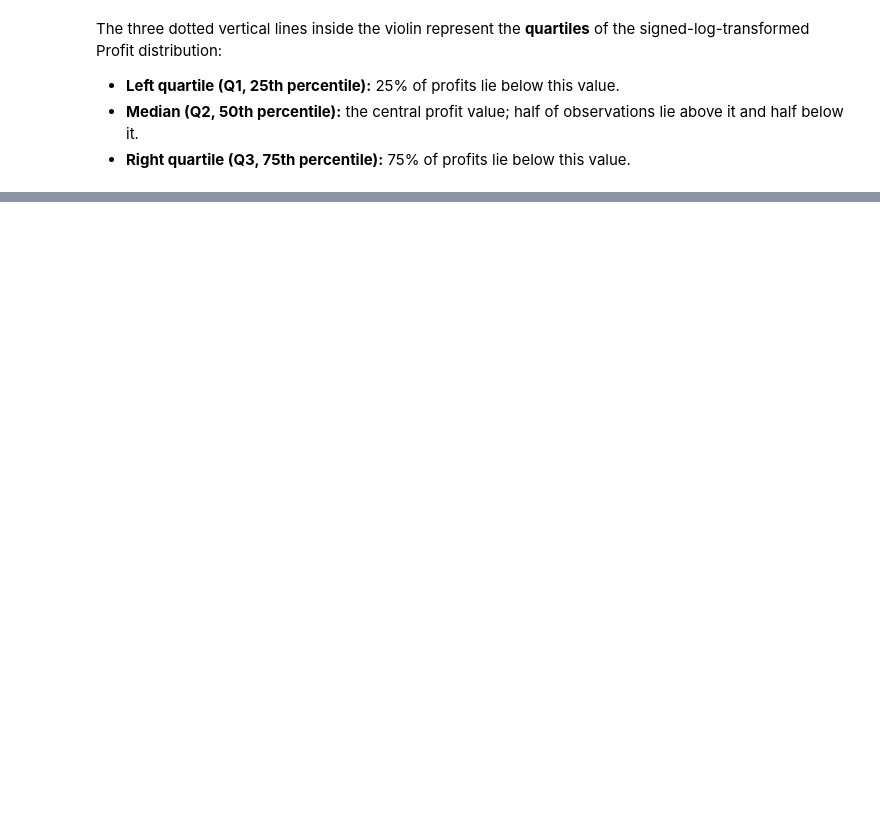
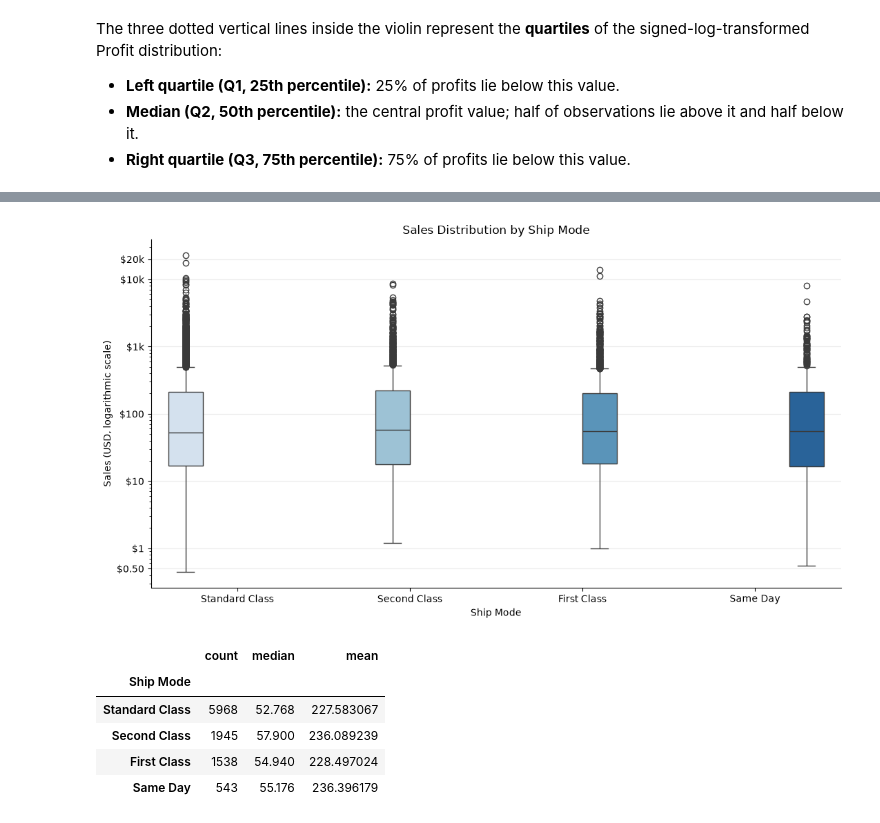
Before and after one commit to nhasbun/lse_fiuba_analisis_datos_ti2, a Jupyter notebook: app.ipynb, the cells around one changed output, grey strips where cells are left out. Drawn from its saved outputs; the diff is of its cells as text; code cells hidden in the pictures; blank space fills up the shorter version.

```diff
--- a/app.ipynb
+++ b/app.ipynb
@@ -287,0 +300,42 @@ The three dotted vertical lines inside the violin represent the **quartiles** of
+# %%
+# Sales distribution by shipping service level
+fig, ax = plt.subplots(figsize=(11, 6))
+sales_y_ticks = np.array([0.5, 1, 10, 100, 1_000, 10_000, 20_000])
+sales_y_labels = [
+    f"${tick:.2f}" if tick < 1 else
+    f"${tick / 1_000:g}k" if tick >= 1_000 else f"${tick:,.0f}"
+    for tick in sales_y_ticks
+]
+sns.boxplot(
+    data=df,
+    x="Ship Mode",
+    y="Sales",
+    order=["Standard Class", "Second Class", "First Class", "Same Day"],
+    hue="Ship Mode",
+    palette="Blues",
+    legend=False,
+    ax=ax,
+)
+ax.set_yscale("log")
+ax.set_yticks(sales_y_ticks, sales_y_labels)
+ax.set(
+    title="Sales Distribution by Ship Mode",
+    xlabel="Ship Mode",
+    ylabel="Sales (USD, logarithmic scale)",
+)
+ax.grid(axis="y", alpha=0.25)
+sns.despine()
+plt.tight_layout()
+plt.show()
+
+(df.groupby("Ship Mode", observed=True)["Sales"]
+   .agg(["count", "median", "mean"])
+   .sort_index())
+# %% [output]
+[figure, added]
+|  | count | median | mean |
+| Ship Mode |  |  |  |
+| Standard Class | 5968 | 52.768 | 227.583067 |
+| Second Class | 1945 | 57.900 | 236.089239 |
+| First Class | 1538 | 54.940 | 228.497024 |
+| Same Day | 543 | 55.176 | 236.396179 |
```
Also changed, not shown: parts of 5 cells of this notebook.
